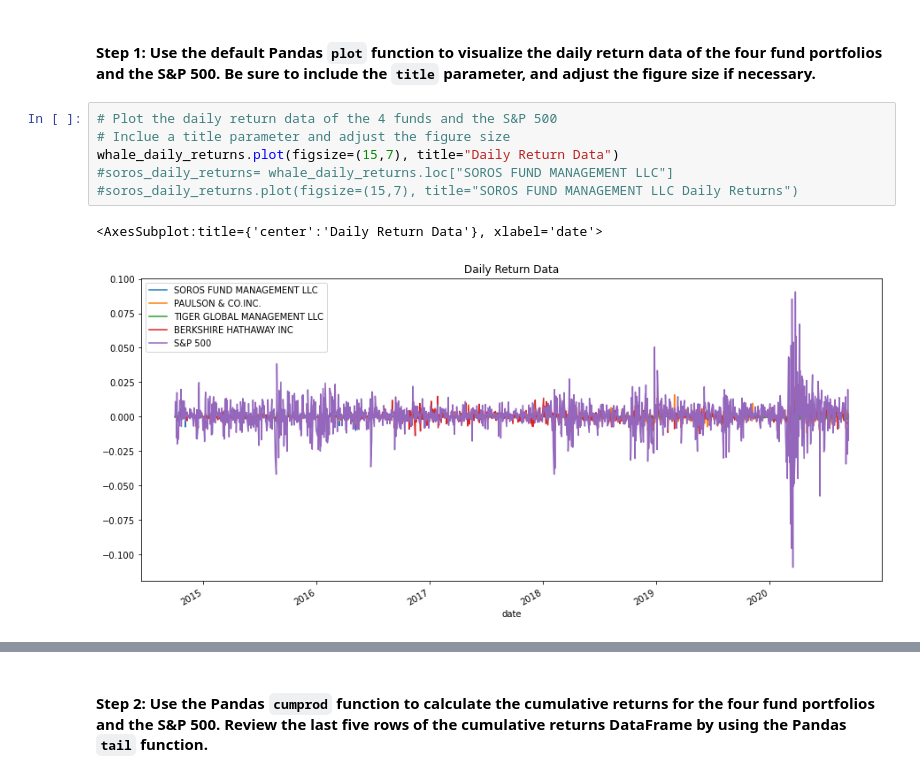
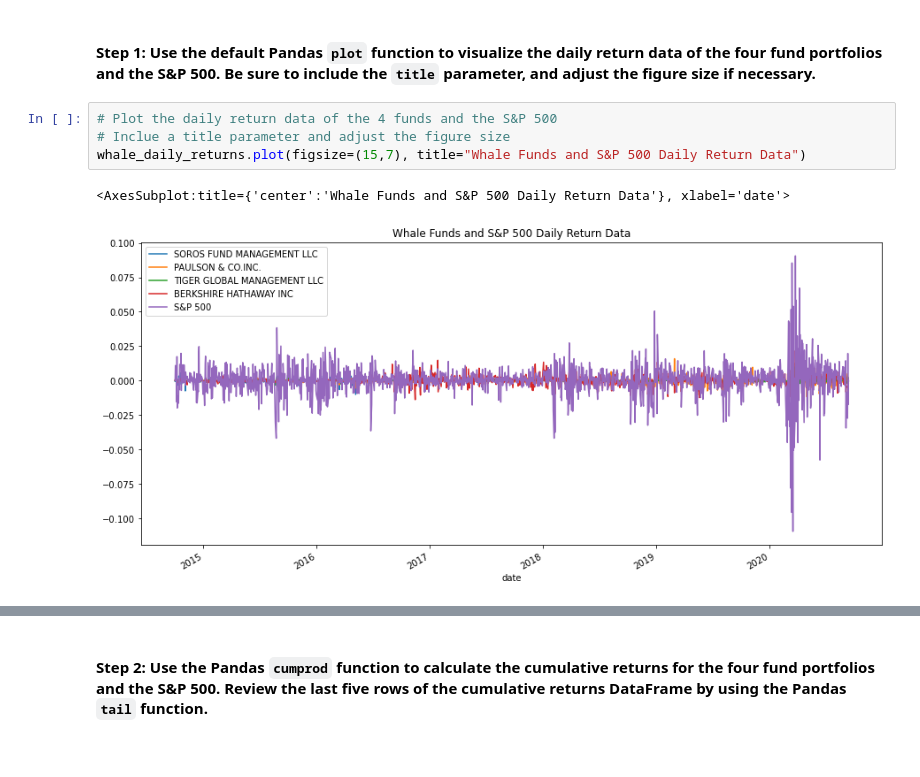
Before and after one commit to Knyazhna/Analyzing_Portfolio_Risk_and_Return, a Jupyter notebook: Starter_Code_3/risk_return_analysis.ipynb, the cells around one changed output, grey strips where cells are left out. Saved outputs shown, nothing was run; the diff lists cells and outputs as text.

```diff
--- a/Starter_Code_3/risk_return_analysis.ipynb
+++ b/Starter_Code_3/risk_return_analysis.ipynb
@@ -157,9 +157,7 @@ Analyze the data to determine if any of the portfolios outperform the broader st
 # %%
 # Plot the daily return data of the 4 funds and the S&P 500
 # Inclue a title parameter and adjust the figure size
-whale_daily_returns.plot(figsize=(15,7), title="Daily Return Data")
-#soros_daily_returns= whale_daily_returns.loc["SOROS FUND MANAGEMENT LLC"]
-#soros_daily_returns.plot(figsize=(15,7), title="SOROS FUND MANAGEMENT LLC Daily Returns")
+whale_daily_returns.plot(figsize=(15,7), title="Whale Funds and S&P 500 Daily Return Data")
 # %% [output]
-<AxesSubplot:title={'center':'Daily Return Data'}, xlabel='date'>
+<AxesSubplot:title={'center':'Whale Funds and S&P 500 Daily Return Data'}, xlabel='date'>
-[figure, old version]
+[figure, new version]
```
Also changed, not shown: parts of 11 cells of this notebook, 1 other file.
